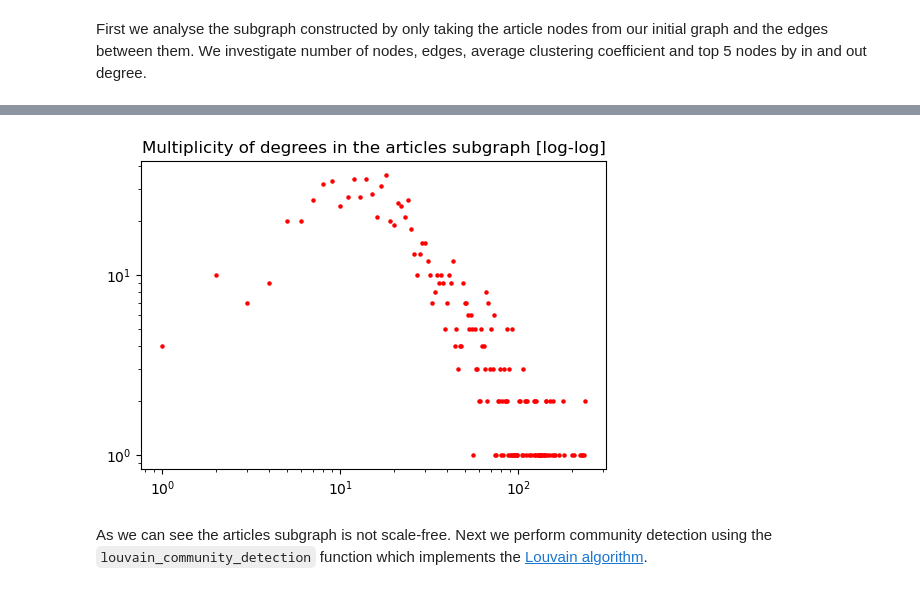
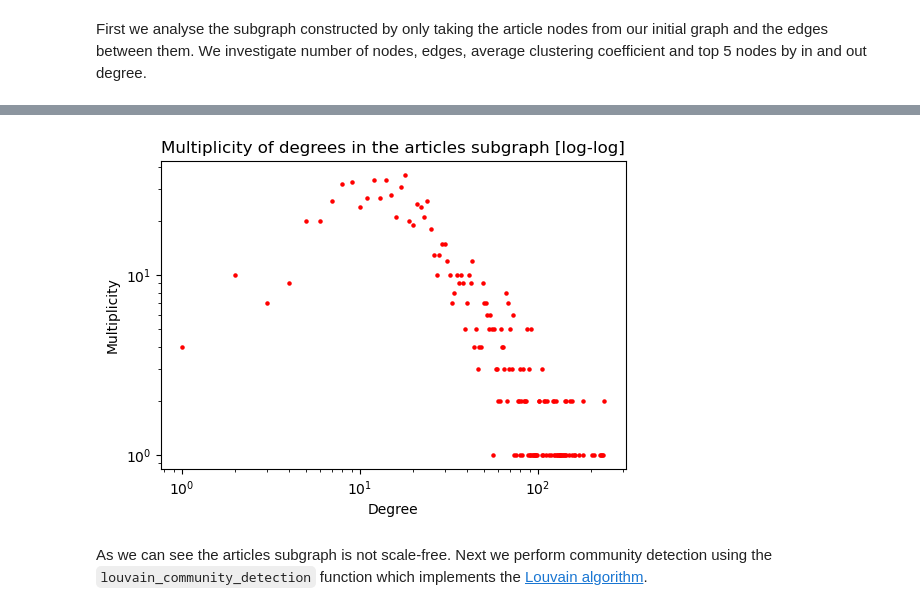
Before and after one commit to andste97/socialgraphs2023f-project, a Jupyter notebook: project/explainer_notebook.ipynb, the cells around one changed output, grey strips where cells are left out. Drawn from its saved outputs; the diff is of its cells as text; code cells hidden in the pictures.

```diff
--- a/project/explainer_notebook.ipynb
+++ b/project/explainer_notebook.ipynb
@@ -208,13 +208,14 @@ Aristotle             35         171           206
 # %%
 fig, ax = plt.subplots(figsize=(6, 4))
 degree_counts = article_references["Total Degree"].value_counts()
 ax.scatter(degree_counts.index, degree_counts.values, s=5, label='Data', color="red")
 ax.set_yscale('log')
 ax.set_xscale('log')
+ax.set(xlabel="Degree", ylabel="Multiplicity")
 ax.set_title('Multiplicity of degrees in the articles subgraph [log-log]')
 plt.show()
 # %% [output]
-[figure, old version]
+[figure, new version]
 # %% [markdown]
 As we can see the articles subgraph is not scale-free. Next we perform community detection using the `louvain_community_detection` function which implements the [Louvain algorithm](https://sites.google.com/site/findcommunities/).
 # %%
```
Also changed, not shown: parts of 10 cells of this notebook.
